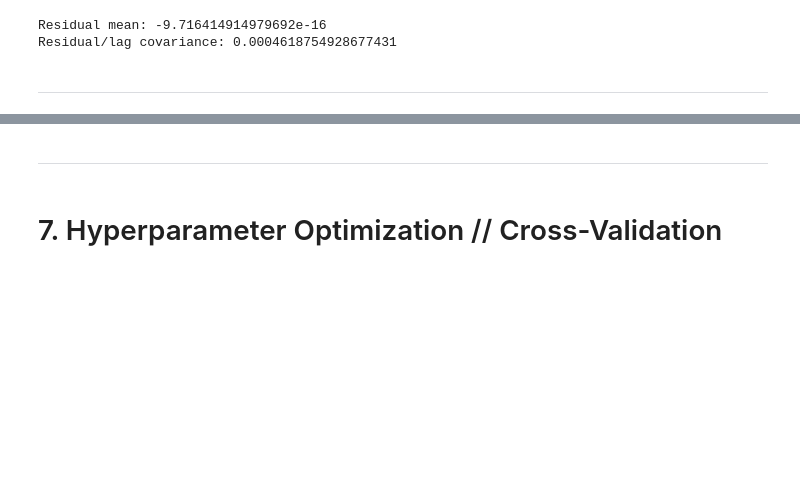
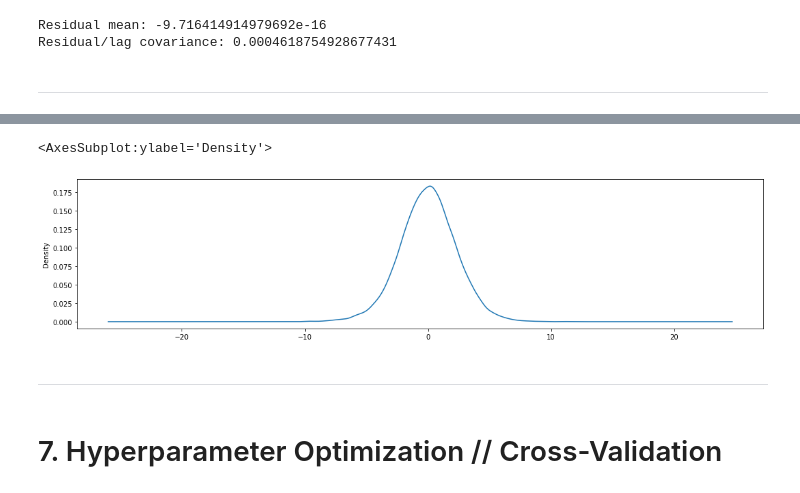
Before and after one commit to BGSoares/Bootcamp-Data-Science, a Jupyter notebook: 07-Temperature-Forecast/Temperature-Forecast.ipynb, the cells around one changed output, grey strips where cells are left out. Cells and saved outputs as stored; diff of their text form; code cells hidden in the pictures; blank space fills up the shorter version.

```diff
--- a/07-Temperature-Forecast/Temperature-Forecast.ipynb
+++ b/07-Temperature-Forecast/Temperature-Forecast.ipynb
@@ -368,0 +406,6 @@ Residual/lag covariance: 0.0004618754928677431
+# %%
+df_train_arima, df_test_arima = pd.Series(df_train['tg']), pd.Series(df_test['tg'])
+# %%
+m4 = ARIMA(df_train_arima, order=(4,1,1), freq='D').fit()
+print(f'M4 R2: {round(r2_score(df_train_arima, m4.predict()), 2)}')
+m4.summary()
@@ -368,0 +435,5 @@ Residual/lag covariance: 0.0004618754928677431
+# %%
+m4.resid.plot(kind='kde')
+# %% [output]
+<AxesSubplot:ylabel='Density'>
+[figure, added]
```
Also changed, not shown: parts of 37 cells of this notebook, 7 other files.
